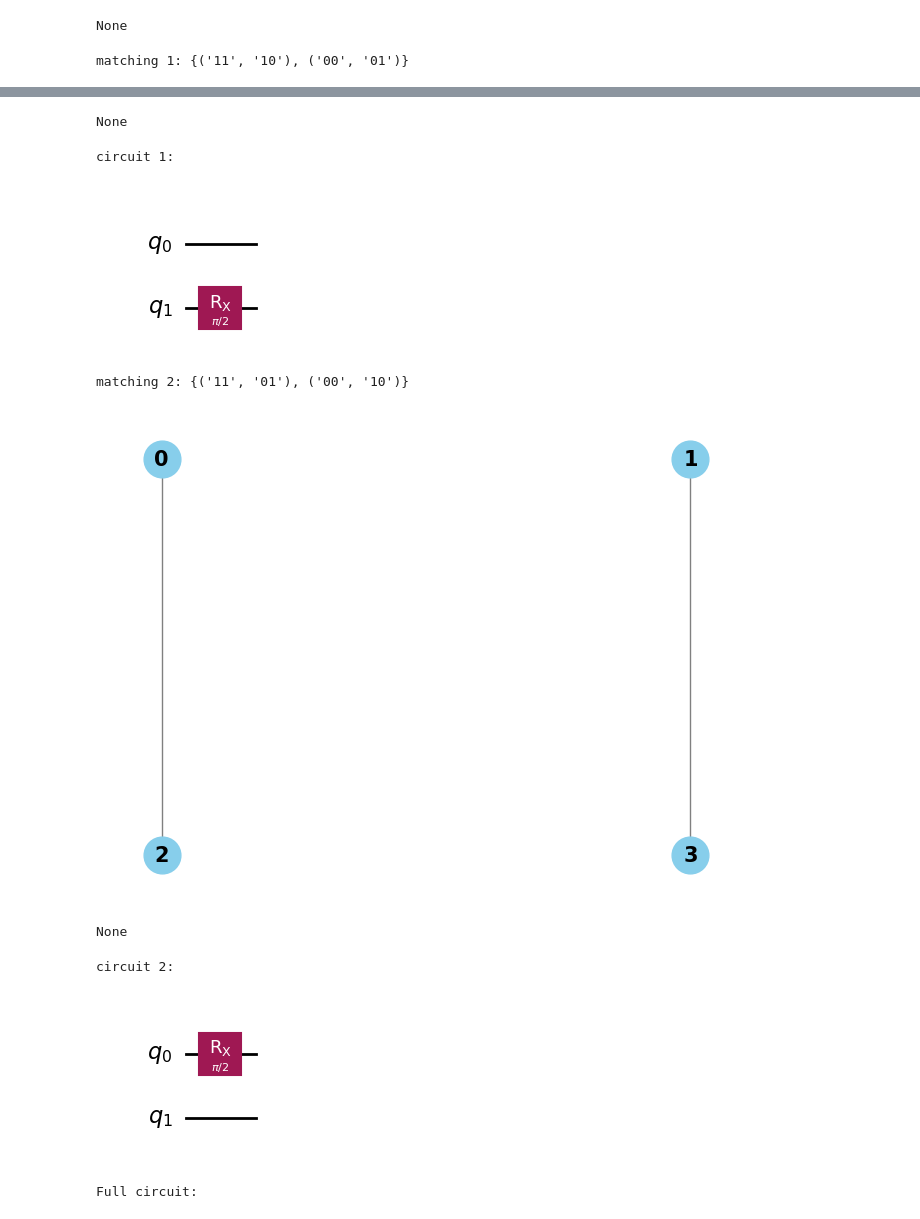
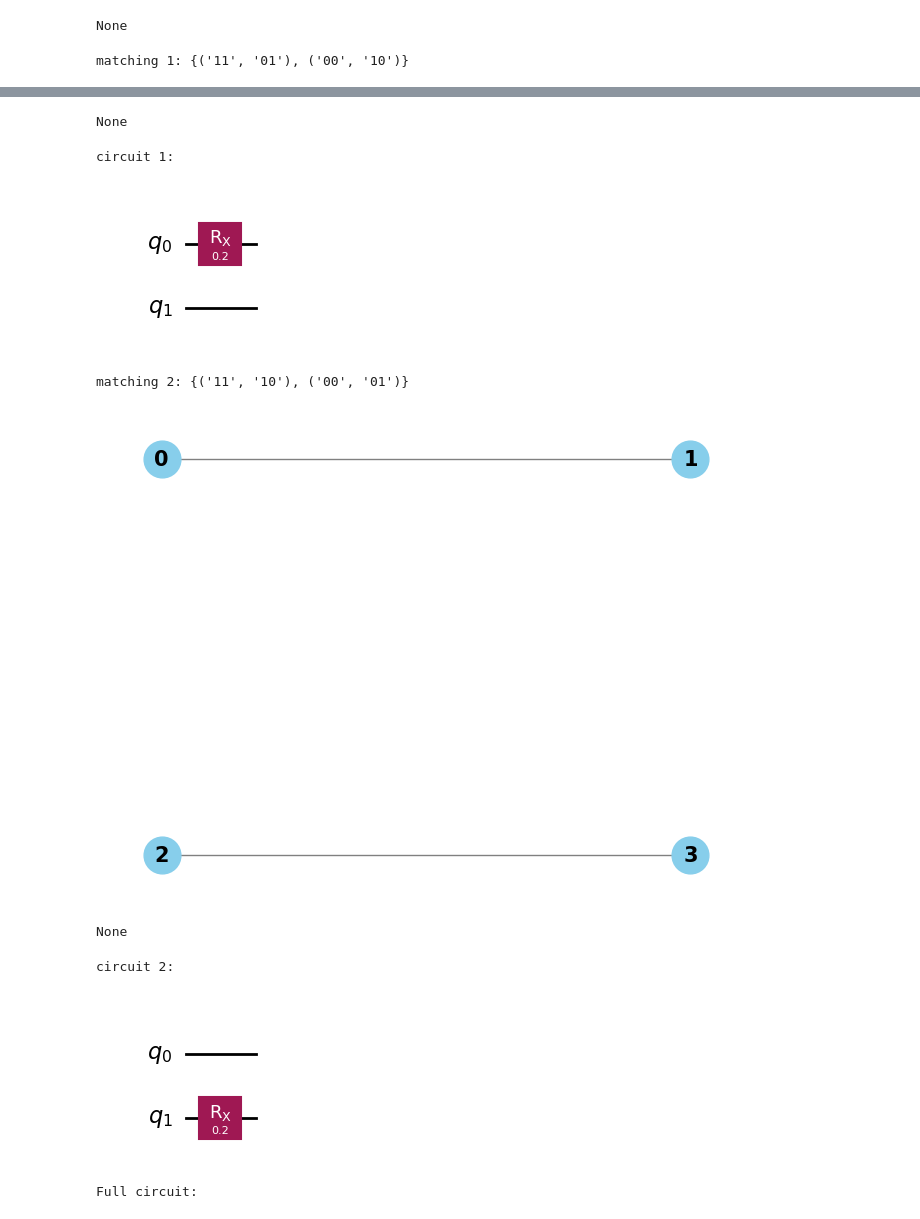
Before and after one commit to Mostafa-Atallah2020/ctqw-matching-decomp, a Jupyter notebook: examples/matching and pauli decompositions.ipynb, the cells around one changed output, grey strips where cells are left out. Cells and saved outputs as stored; diff of their text form; code cells hidden in the pictures.

```diff
--- a/examples/matching and pauli decompositions.ipynb
+++ b/examples/matching and pauli decompositions.ipynb
@@ -13,7 +15,10 @@ from qiskit.quantum_info import Operator
 # %%
 edges = {('00', '11'), ('01', '10'), ('00', '10'), ('01', '11')}
 
+delta_t = 0.1
+
 G = StaticGraph(edges)
+G.rot_angle = delta_t
 print("Original graph:")
 G.draw()
 # %% [output]
@@ -41,8 +46,8 @@ G = IntersectingEdgesGraph(edges, matchings='parallel')
 for index, g in enumerate(G.subgraphs):
     print(f"matching {index+1}: {g.edges}")
     display(g.draw())
-    qc = g.get_qc(simplified=True)
+    qc = g.get_qc(simplified=True, angle=2 * delta_t)
     print(f'circuit {index+1}:')
     display(qc.draw('mpl'))
 # %% [output]
-matching 1: {('11', '10'), ('00', '01')}
+matching 1: {('11', '01'), ('00', '10')}
@@ -50,11 +55,11 @@ matching 1: {('11', '10'), ('00', '01')}
 None
 circuit 1:
-[figure, old version]
+[figure, new version]
-matching 2: {('11', '01'), ('00', '10')}
+matching 2: {('11', '10'), ('00', '01')}
-[figure, old version]
+[figure, new version]
 None
 circuit 2:
-[figure, old version]
+[figure, new version]
 # %%
 from qiskit import QuantumCircuit
 import numpy as np
```
Also changed, not shown: parts of 19 cells of this notebook.
